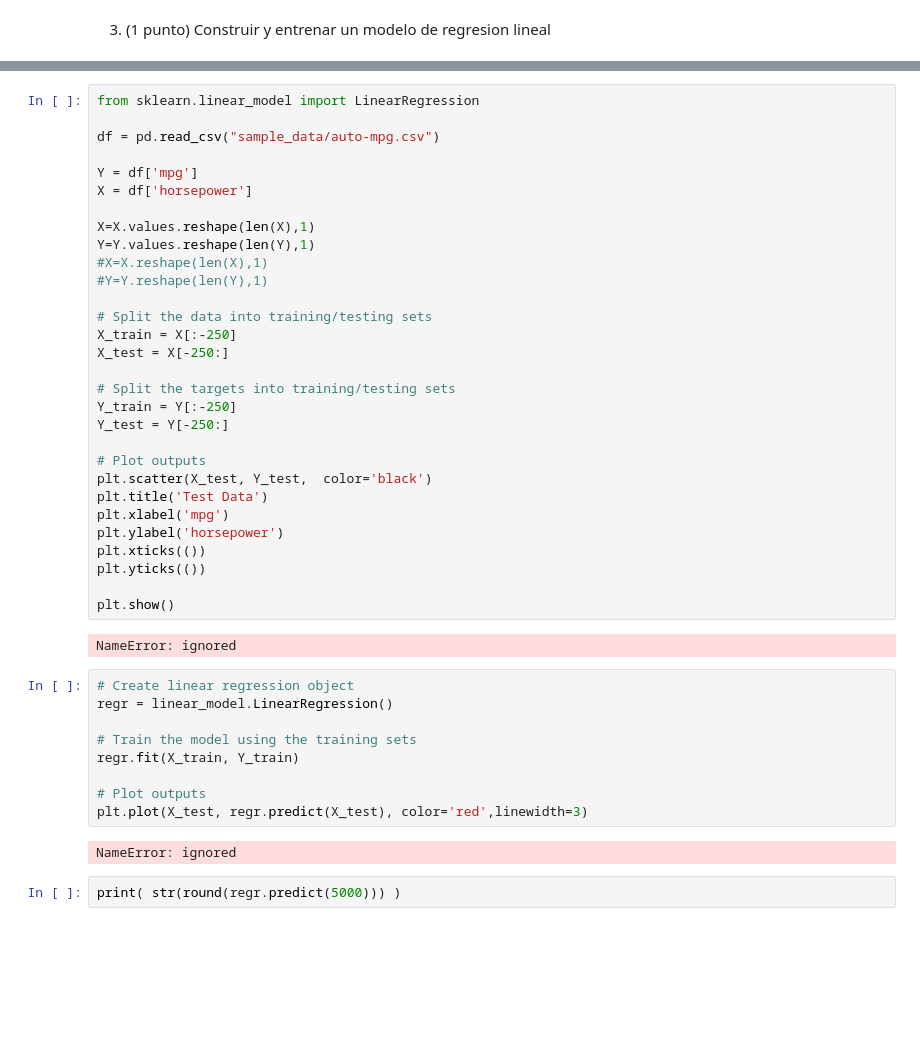
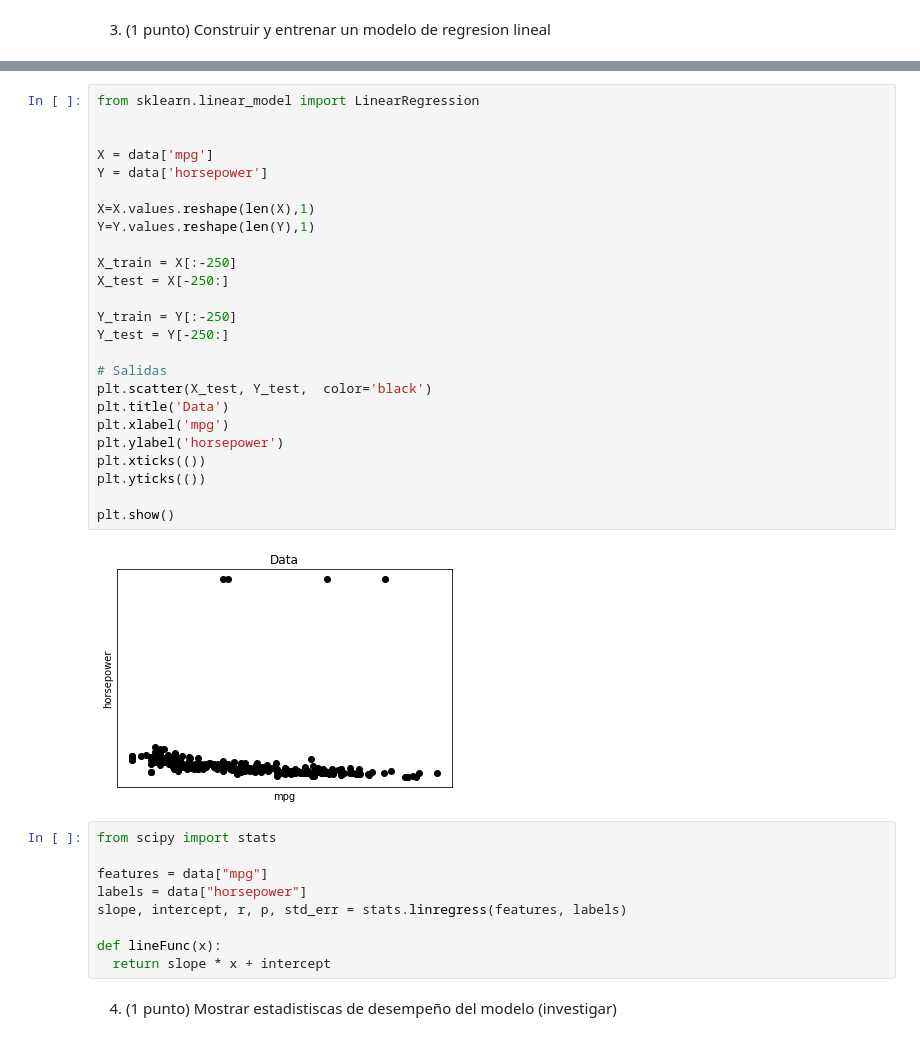
Before and after one commit to LuisMedinaBravo/Minor-Machine-Learning, a Jupyter notebook: RendimientoAutomoviles.ipynb, the cells around one changed output, grey strips where cells are left out. Drawn from its saved outputs; the diff is of its cells as text; blank space fills up the shorter version.

```diff
--- a/RendimientoAutomoviles.ipynb
+++ b/RendimientoAutomoviles.ipynb
@@ -59,45 +57,38 @@ sns.heatmap(corr, cmap="Greens",annot=True)
 # %%
 from sklearn.linear_model import LinearRegression
 
-df = pd.read_csv("sample_data/auto-mpg.csv")
 
-Y = df['mpg']
-X = df['horsepower']
+X = data['mpg']
+Y = data['horsepower']
 
 X=X.values.reshape(len(X),1)
 Y=Y.values.reshape(len(Y),1)
-#X=X.reshape(len(X),1)
-#Y=Y.reshape(len(Y),1)
 
-# Split the data into training/testing sets
 X_train = X[:-250]
 X_test = X[-250:]
 
-# Split the targets into training/testing sets
 Y_train = Y[:-250]
 Y_test = Y[-250:]
 
-# Plot outputs
+# Salidas
 plt.scatter(X_test, Y_test,  color='black')
-plt.title('Test Data')
+plt.title('Data')
 plt.xlabel('mpg')
 plt.ylabel('horsepower')
 plt.xticks(())
 plt.yticks(())
 
 plt.show()
 # %% [output]
-NameError: ignored
+[figure, added]
-# %%
-# Create linear regression object
-regr = linear_model.LinearRegression()
-
-# Train the model using the training sets
-regr.fit(X_train, Y_train)
-
-# Plot outputs
-plt.plot(X_test, regr.predict(X_test), color='red',linewidth=3)
-# %% [output]
-NameError: ignored
-# %%
-print( str(round(regr.predict(5000))) )
+# %%
+from scipy import stats
+
+features = data["mpg"]
+labels = data["horsepower"]
+slope, intercept, r, p, std_err = stats.linregress(features, labels)
+
+def lineFunc(x):
+  return slope * x + intercept
+# %% [markdown]
+4) (1 punto) Mostrar estadistiscas de desempeño del modelo (investigar)
```
Also changed, not shown: parts of 6 cells of this notebook.
